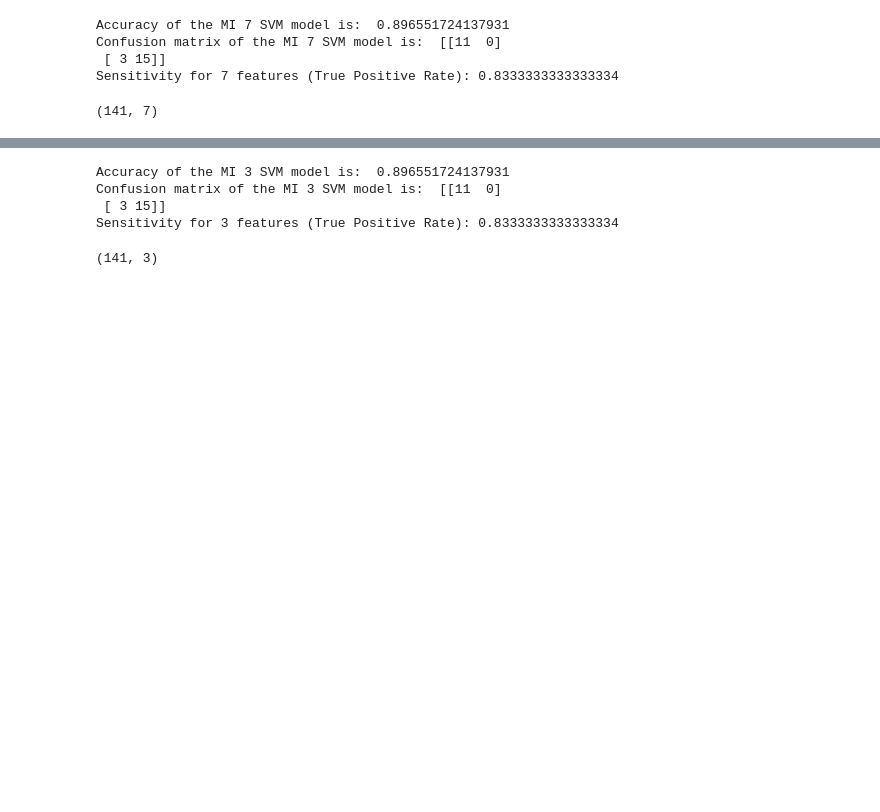
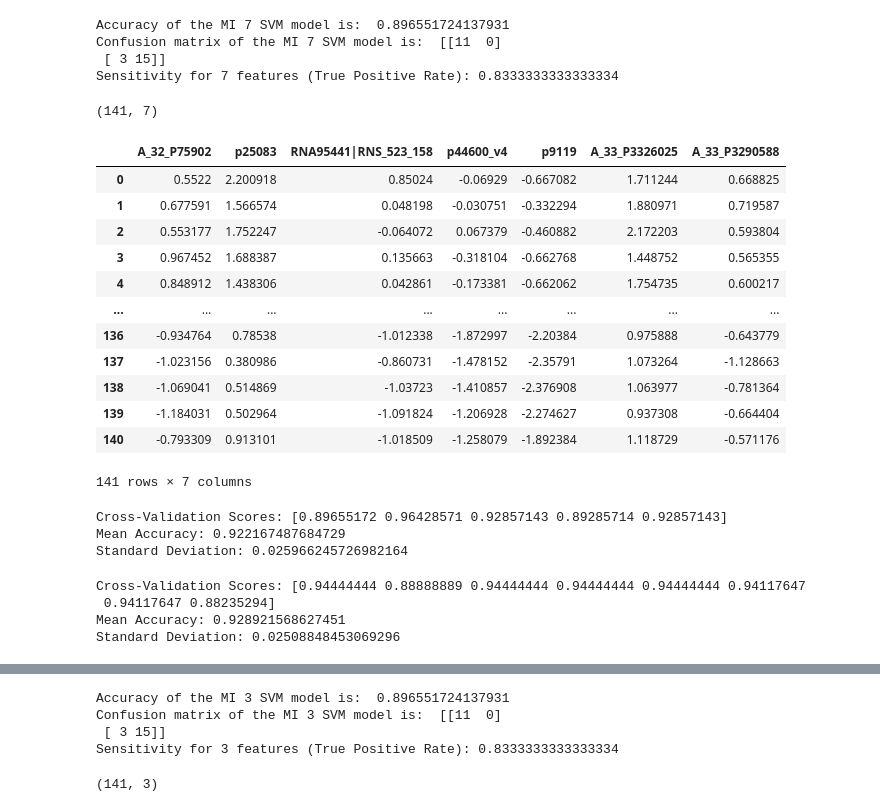
Before and after one commit to Sachira-Heshan/omic-data-and-machine-learning-in-the-identification-of-coronary-artery-disease, a Jupyter notebook: building_models_with_dataset_GSE113079.ipynb, the cells around one changed output, grey strips where cells are left out. Saved outputs shown, nothing was run; the diff lists cells and outputs as text; code cells hidden in the pictures; blank space fills up the shorter version.

```diff
--- a/building_models_with_dataset_GSE113079.ipynb
+++ b/building_models_with_dataset_GSE113079.ipynb
@@ -815,3 +1375,19 @@ Sensitivity for 7 features (True Positive Rate): 0.8333333333333334
 X_MI_7.shape
 # %% [output]
 (141, 7)
+# %%
+X_new_7
+# %% [output]
+|  | A_32_P75902 | p25083 | RNA95441|RNS_523_158 | p44600_v4 | p9119 | A_33_P3326025 | A_33_P3290588 |
+| 0 | 0.5522 | 2.200918 | 0.85024 | -0.06929 | -0.667082 | 1.711244 | 0.668825 |
+| 1 | 0.677591 | 1.566574 | 0.048198 | -0.030751 | -0.332294 | 1.880971 | 0.719587 |
+| 2 | 0.553177 | 1.752247 | -0.064072 | 0.067379 | -0.460882 | 2.172203 | 0.593804 |
+| 3 | 0.967452 | 1.688387 | 0.135663 | -0.318104 | -0.662768 | 1.448752 | 0.565355 |
+| 4 | 0.848912 | 1.438306 | 0.042861 | -0.173381 | -0.662062 | 1.754735 | 0.600217 |
+| ... | ... | ... | ... | ... | ... | ... | ... |
+| 136 | -0.934764 | 0.78538 | -1.012338 | -1.872997 | -2.20384 | 0.975888 | -0.643779 |
+| 137 | -1.023156 | 0.380986 | -0.860731 | -1.478152 | -2.35791 | 1.073264 | -1.128663 |
+| 138 | -1.069041 | 0.514869 | -1.03723 | -1.410857 | -2.376908 | 1.063977 | -0.781364 |
+| 139 | -1.184031 | 0.502964 | -1.091824 | -1.206928 | -2.274627 | 0.937308 | -0.664404 |
+| 140 | -0.793309 | 0.913101 | -1.018509 | -1.258079 | -1.892384 | 1.118729 | -0.571176 |
+141 rows × 7 columns
@@ -817,0 +1398,25 @@ X_MI_7.shape
+# %%
+from sklearn.model_selection import cross_val_score, KFold
+
+model = svm_classif_7
+
+# Define the number of folds (k) for cross-validation
+k = 5
+
+# Create a cross-validation object (K-Fold cross-validator)
+kf = KFold(n_splits=k, shuffle=True, random_state=42)
+
+# Perform k-fold cross-validation and get the cross-validation scores
+# Here, we use accuracy as the scoring metric, but you can choose other metrics like 'f1', 'roc_auc', etc.
+scores = cross_val_score(model, X_new_7, y, cv=kf, scoring='accuracy')
+
+# Print the cross-validation scores
+print("Cross-Validation Scores:", scores)
+
+# Calculate and print the mean and standard deviation of the scores
+print("Mean Accuracy:", scores.mean())
+print("Standard Deviation:", scores.std())
+# %% [output]
+Cross-Validation Scores: [0.89655172 0.96428571 0.92857143 0.89285714 0.92857143]
+Mean Accuracy: 0.922167487684729
+Standard Deviation: 0.025966245726982164
@@ -817,0 +1425,26 @@ X_MI_7.shape
+# %%
+from sklearn.model_selection import cross_val_score, KFold
+
+model = svm_classif_7
+
+# Define the number of folds (k) for cross-validation
+k = 8
+
+# Create a cross-validation object (K-Fold cross-validator)
+kf = KFold(n_splits=k, shuffle=True, random_state=42)
+
+# Perform k-fold cross-validation and get the cross-validation scores
+# Here, we use accuracy as the scoring metric, but you can choose other metrics like 'f1', 'roc_auc', etc.
+scores = cross_val_score(model, X_new_7, y, cv=kf, scoring='accuracy')
+
+# Print the cross-validation scores
+print("Cross-Validation Scores:", scores)
+
+# Calculate and print the mean and standard deviation of the scores
+print("Mean Accuracy:", scores.mean())
+print("Standard Deviation:", scores.std())
+# %% [output]
+Cross-Validation Scores: [0.94444444 0.88888889 0.94444444 0.94444444 0.94444444 0.94117647
+ 0.94117647 0.88235294]
+Mean Accuracy: 0.928921568627451
+Standard Deviation: 0.02508848453069296
```
Also changed, not shown: parts of 68 cells of this notebook.
